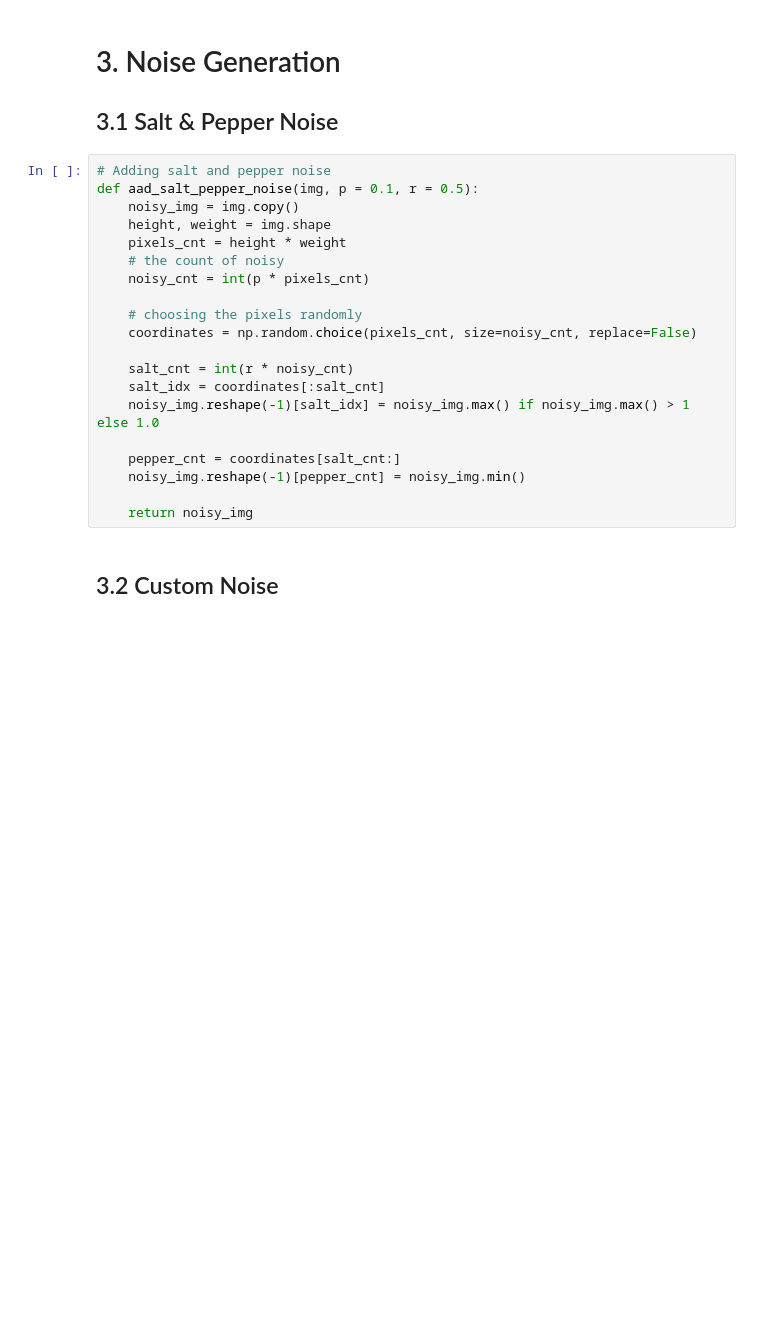
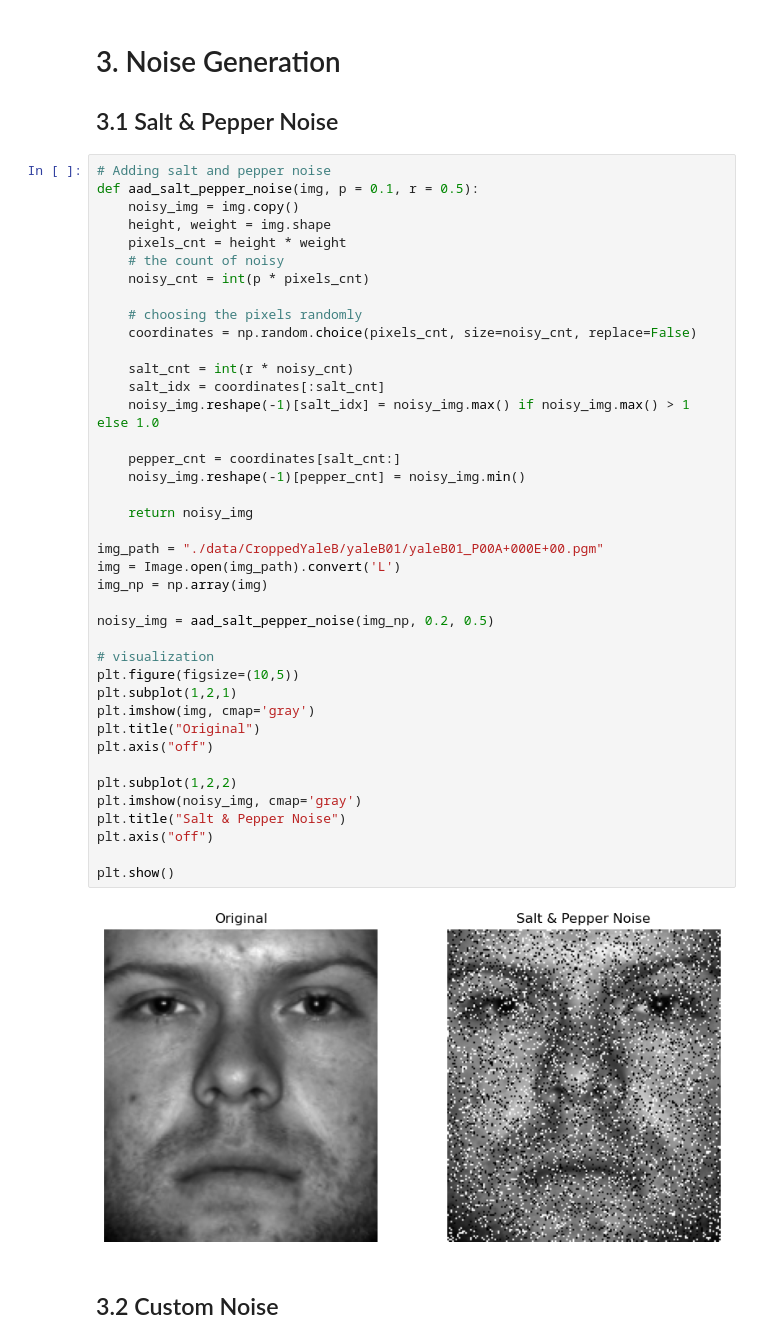
Before and after one commit to PartinGQAQ/COMP5328, a Jupyter notebook: Assignment_new_structure.ipynb, the cells around one changed output. Cells and saved outputs as stored; diff of their text form; blank space fills up the shorter version.

Commit message:
Visualization of noisy

```diff
--- a/Assignment_new_structure.ipynb
+++ b/Assignment_new_structure.ipynb
@@ -137,23 +137,45 @@ def load_data_AR(root='data/CroppedAR', reduce=3):
 # %%
 # Adding salt and pepper noise
 def aad_salt_pepper_noise(img, p = 0.1, r = 0.5):
     noisy_img = img.copy()
     height, weight = img.shape
     pixels_cnt = height * weight
     # the count of noisy
     noisy_cnt = int(p * pixels_cnt)
 
     # choosing the pixels randomly
     coordinates = np.random.choice(pixels_cnt, size=noisy_cnt, replace=False)
 
     salt_cnt = int(r * noisy_cnt)
     salt_idx = coordinates[:salt_cnt]
     noisy_img.reshape(-1)[salt_idx] = noisy_img.max() if noisy_img.max() > 1 else 1.0
 
     pepper_cnt = coordinates[salt_cnt:]
     noisy_img.reshape(-1)[pepper_cnt] = noisy_img.min()
 
     return noisy_img
+
+img_path = "./data/CroppedYaleB/yaleB01/yaleB01_P00A+000E+00.pgm"
+img = Image.open(img_path).convert('L')
+img_np = np.array(img)
+
+noisy_img = aad_salt_pepper_noise(img_np, 0.2, 0.5)
+
+# visualization
+plt.figure(figsize=(10,5))
+plt.subplot(1,2,1)
+plt.imshow(img, cmap='gray')
+plt.title("Original")
+plt.axis("off")
+
+plt.subplot(1,2,2)
+plt.imshow(noisy_img, cmap='gray')
+plt.title("Salt & Pepper Noise")
+plt.axis("off")
+
+plt.show()
+# %% [output]
+[figure, added]
 # %% [markdown]
 ## 3.2 Custom Noise
 # %% [markdown]
```
Also changed, not shown: parts of 3 cells of this notebook.
